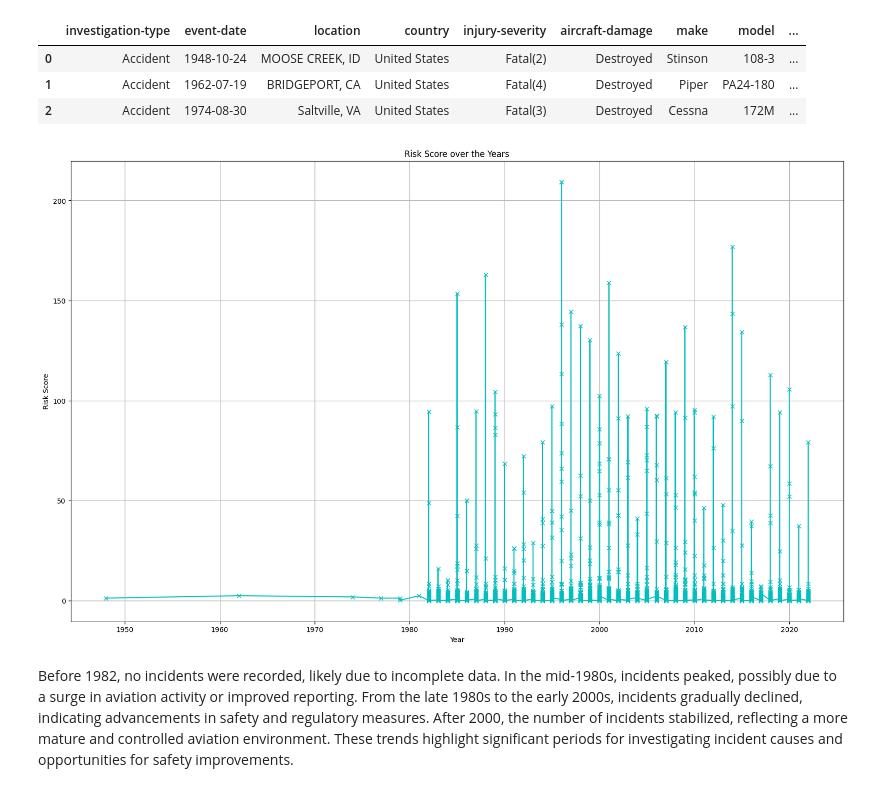
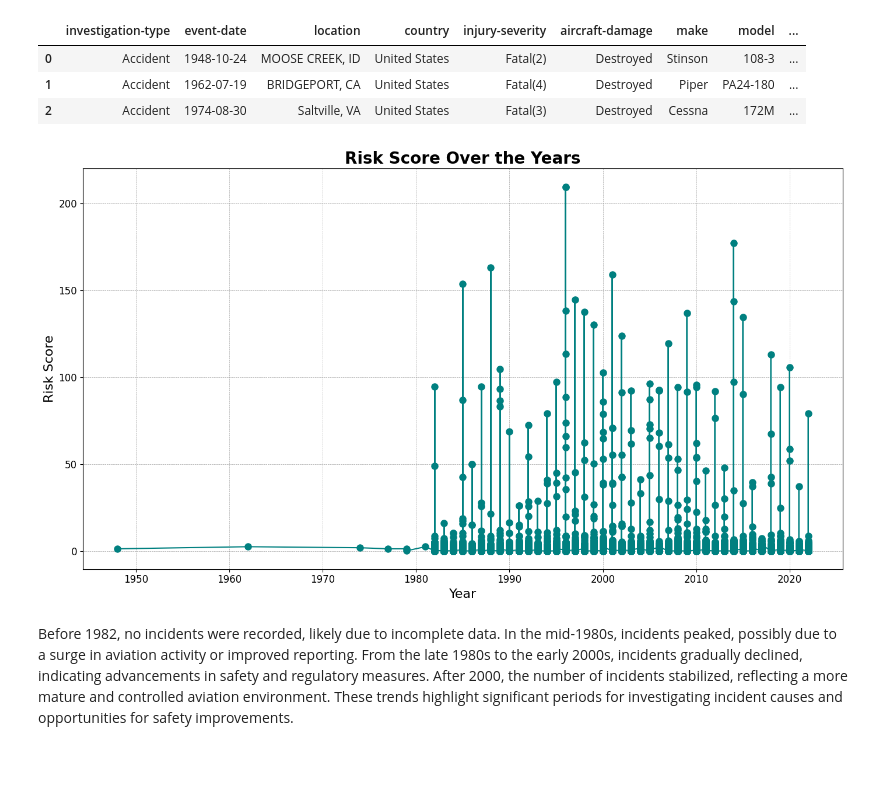
Before and after one commit to Damarispaul/My-Project-Phase_1, a Jupyter notebook: student.ipynb, the cells around one changed output. Cells and saved outputs as stored; diff of their text form; code cells hidden in the pictures; blank space fills up the shorter version.

```diff
--- a/student.ipynb
+++ b/student.ipynb
@@ -520,11 +540,11 @@ event-date has changed from object to 0   1948-10-24
 Name: event-date, dtype: datetime64[ns]
 # %%
 # Change the whole dataset Event.Date
-aviation_data_df2["event-date"] = pd.to_datetime(aviation_data_df2["event-date"])
-print(aviation_data_df2["event-date"].head(3))
+aviation_data_df3["event-date"] = pd.to_datetime(aviation_data_df3["event-date"])
+print(aviation_data_df3["event-date"].head(3))
 
 # the year from event date' to analyze trends over time
-aviation_data_df2["event-year"] = aviation_data_df2["event-date"].dt.year
+aviation_data_df3["year"] = aviation_data_df3["event-date"].dt.year
 # %% [output]
 0   1948-10-24
 1   1962-07-19
@@ -547,7 +557,7 @@ aviation_data_df2.duplicated().sum()
 np.int64(35)
 # %%
 # Removing the Duplicates
-aviation_data_df2_cleaned = aviation_data_df2.drop_duplicates()
-print(f"cleaned data has {aviation_data_df2_cleaned.duplicated().sum()} duplicates")
+aviation_data_df3_cleaned = aviation_data_df3.drop_duplicates()
+print(f"cleaned data has {aviation_data_df3_cleaned.duplicated().sum()} duplicates")
 # %% [output]
 cleaned data has 0 duplicates
@@ -561 +578,4 @@ aviation_df = aviation_data_df2_cleaned
+# %%
+# For easier analysis am renaming my dataset. i will use this for analysis
+aviation_df = aviation_data_df3_cleaned.copy()
 # %% [markdown]
@@ -594,8 +609,8 @@ aviation_df["event-date"] = pd.to_datetime(aviation_df["event-date"])
 print(aviation_df["event-date"].head(3))
 
 # Get the year from event date' to analyze trends over time and adding a variable
-aviation_df["year"] = aviation_data_df2["event-date"].dt.year
-aviation_df.head(3)
+#aviation_df["year"] = aviation_data_df2["event-date"].dt.year
+#aviation_df.head(3)
 # %% [output]
 0   1948-10-24
 1   1962-07-19
@@ -626,17 +627,27 @@ aviation_df.head(3)
 # filter the year before 1962
 aviation_df_filtered = aviation_df[aviation_df["year"] >= 1962]
 # %%
-fig, ax = plt.subplots(figsize=(20, 12))
-ax.plot(aviation_df["year"], aviation_df["risk_score"], color="c", linestyle="solid", marker="x")
+#
+fig, ax = plt.subplots(figsize=(14, 8))
+ax.plot(aviation_df["year"], aviation_df["risk_score"], color="teal", linestyle="-", marker="o", markersize=8)
 
-ax.set_title("Risk Score over the Years")  #  title method
-ax.set_xlabel("Year")                        # x-axis label
-ax.set_ylabel("Risk Score")                  # y-axis label
-ax.grid(True)
+# Adding title and labels with enhanced font sizes
+ax.set_title("Risk Score Over the Years", fontsize=20, fontweight='bold')
+ax.set_xlabel("Year", fontsize=16)
+ax.set_ylabel("Risk Score", fontsize=16)
 
+# x-ticks for readability
+ax.tick_params(axis='x', labelsize=12)
+ax.tick_params(axis='y', labelsize=12)
+
+# Adding grid lines for better readability
+ax.grid(color='gray', linestyle='--', linewidth=0.5, alpha=0.7)
+
+# Tight layout for better spacing
+plt.tight_layout()
 plt.show()
 # %% [output]
-[figure, old version]
+[figure, new version]
 # %% [markdown]
 Before 1982, no incidents were recorded, likely due to incomplete data. In the mid-1980s, incidents peaked, possibly due to a surge in aviation activity or improved reporting. From the late 1980s to the early 2000s, incidents gradually declined, indicating advancements in safety and regulatory measures. After 2000, the number of incidents stabilized, reflecting a more mature and controlled aviation environment.
 These trends highlight significant periods for investigating incident causes and opportunities for safety improvements.
```
Also changed, not shown: parts of 51 cells of this notebook, 1 other file.
